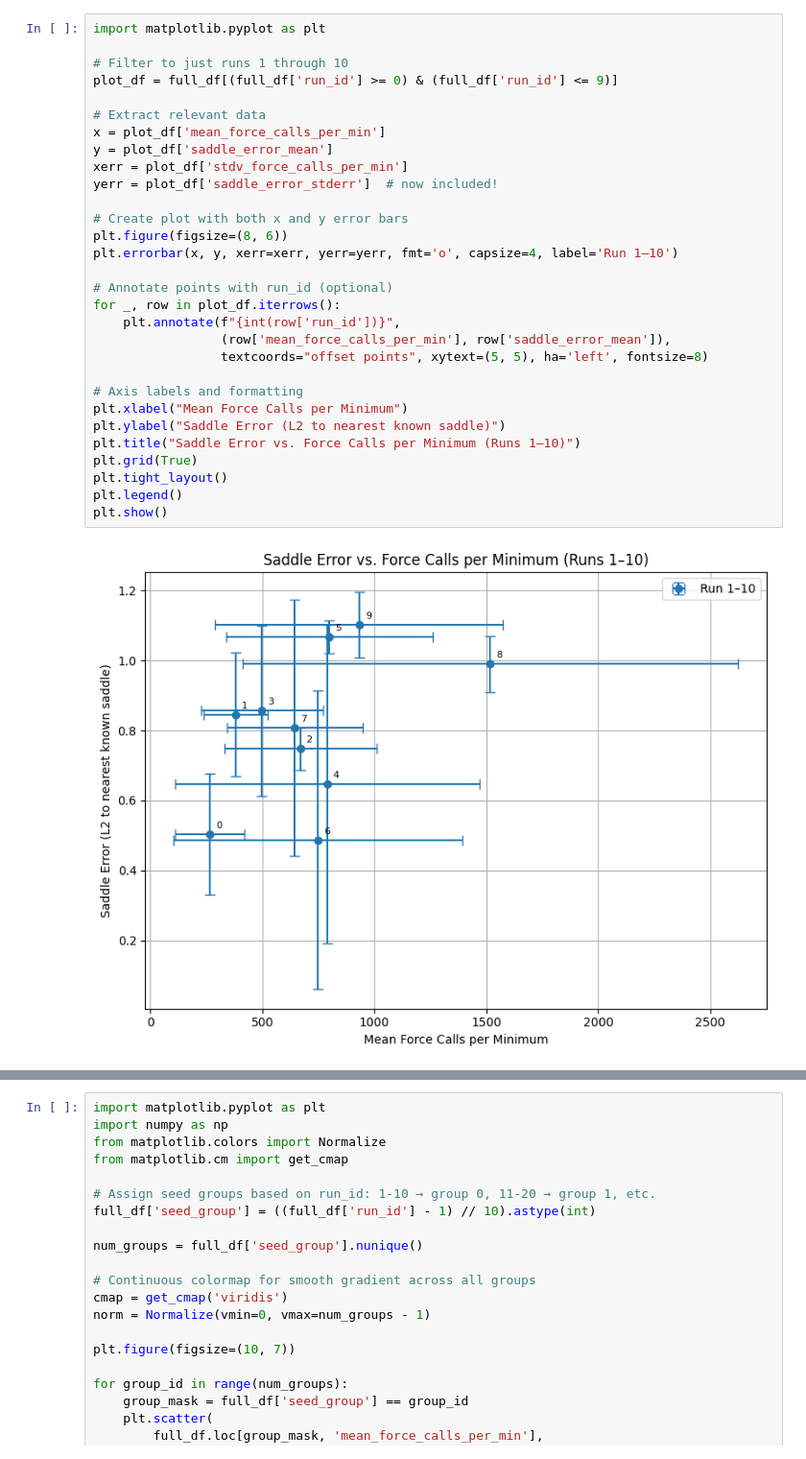
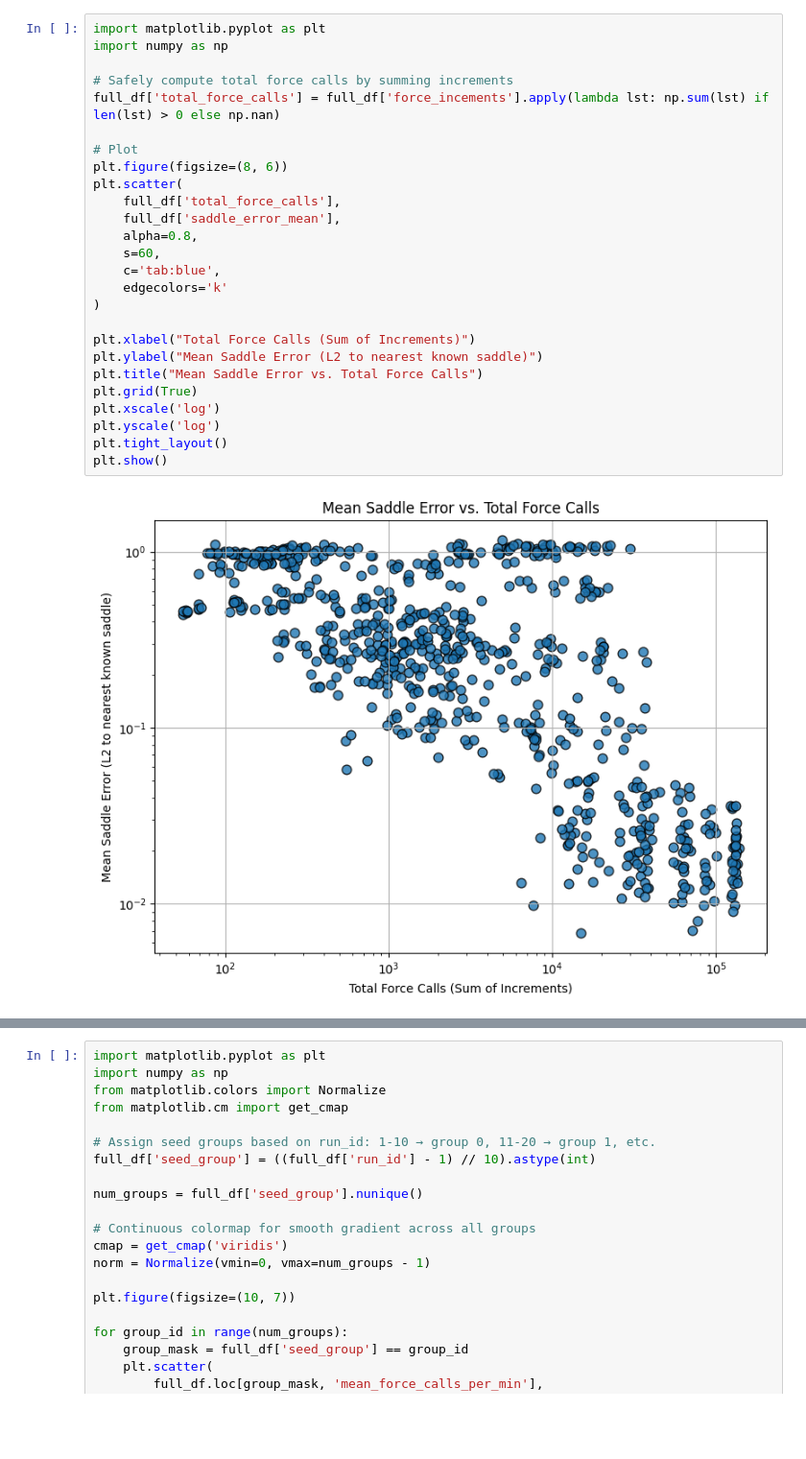
Before and after one commit to SimonNir/ca_abc, a Jupyter notebook: analyze_json.ipynb, the cells around one changed output, grey strips where cells are left out. Shown at 96% size. Saved outputs shown, nothing was run; the diff lists cells and outputs as text; blank space fills up the shorter version.

```diff
--- a/analyze_json.ipynb
+++ b/analyze_json.ipynb
@@ -124,32 +149,28 @@ plt.show()
-# %%
-import matplotlib.pyplot as plt
-
-# Filter to just runs 1 through 10
-plot_df = full_df[(full_df['run_id'] >= 0) & (full_df['run_id'] <= 9)]
-
-# Extract relevant data
-x = plot_df['mean_force_calls_per_min']
-y = plot_df['saddle_error_mean']
-xerr = plot_df['stdv_force_calls_per_min']
-yerr = plot_df['saddle_error_stderr']  # now included!
-
-# Create plot with both x and y error bars
-plt.figure(figsize=(8, 6))
-plt.errorbar(x, y, xerr=xerr, yerr=yerr, fmt='o', capsize=4, label='Run 1–10')
-
-# Annotate points with run_id (optional)
-for _, row in plot_df.iterrows():
-    plt.annotate(f"{int(row['run_id'])}",
-                 (row['mean_force_calls_per_min'], row['saddle_error_mean']),
-                 textcoords="offset points", xytext=(5, 5), ha='left', fontsize=8)
-
-# Axis labels and formatting
-plt.xlabel("Mean Force Calls per Minimum")
-plt.ylabel("Saddle Error (L2 to nearest known saddle)")
-plt.title("Saddle Error vs. Force Calls per Minimum (Runs 1–10)")
-plt.grid(True)
-plt.tight_layout()
-plt.legend()
-plt.show()
-# %% [output]
-[figure, removed]
+# %%
+import matplotlib.pyplot as plt
+import numpy as np
+
+# Safely compute total force calls by summing increments
+full_df['total_force_calls'] = full_df['force_incements'].apply(lambda lst: np.sum(lst) if len(lst) > 0 else np.nan)
+
+# Plot
+plt.figure(figsize=(8, 6))
+plt.scatter(
+    full_df['total_force_calls'],
+    full_df['saddle_error_mean'],
+    alpha=0.8,
+    s=60,
+    c='tab:blue',
+    edgecolors='k'
+)
+
+plt.xlabel("Total Force Calls (Sum of Increments)")
+plt.ylabel("Mean Saddle Error (L2 to nearest known saddle)")
+plt.title("Mean Saddle Error vs. Total Force Calls")
+plt.grid(True)
+plt.xscale('log')
+plt.yscale('log')
+plt.tight_layout()
+plt.show()
+# %% [output]
+[figure, added]
```
Also changed, not shown: parts of 9 cells of this notebook.
